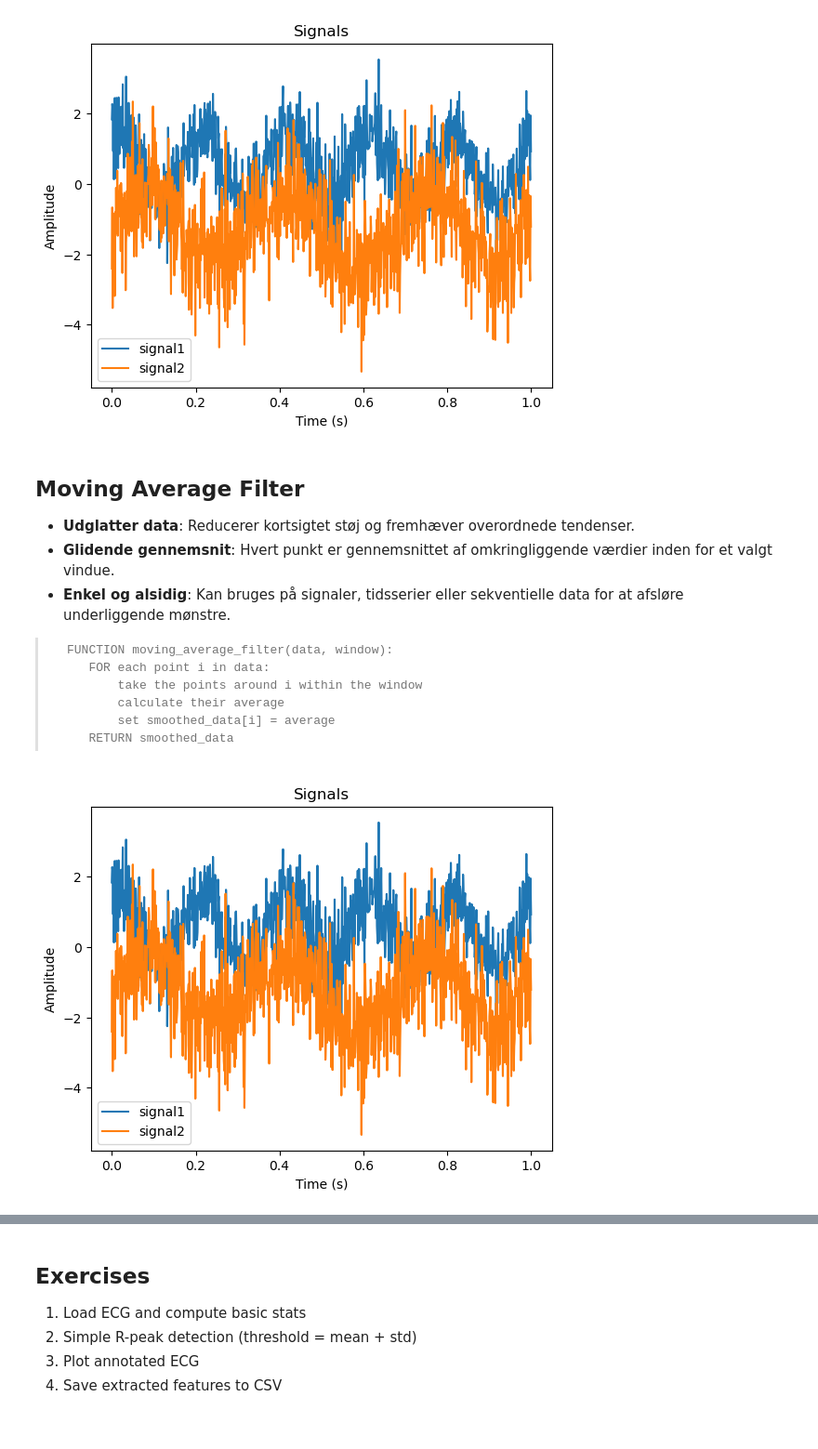
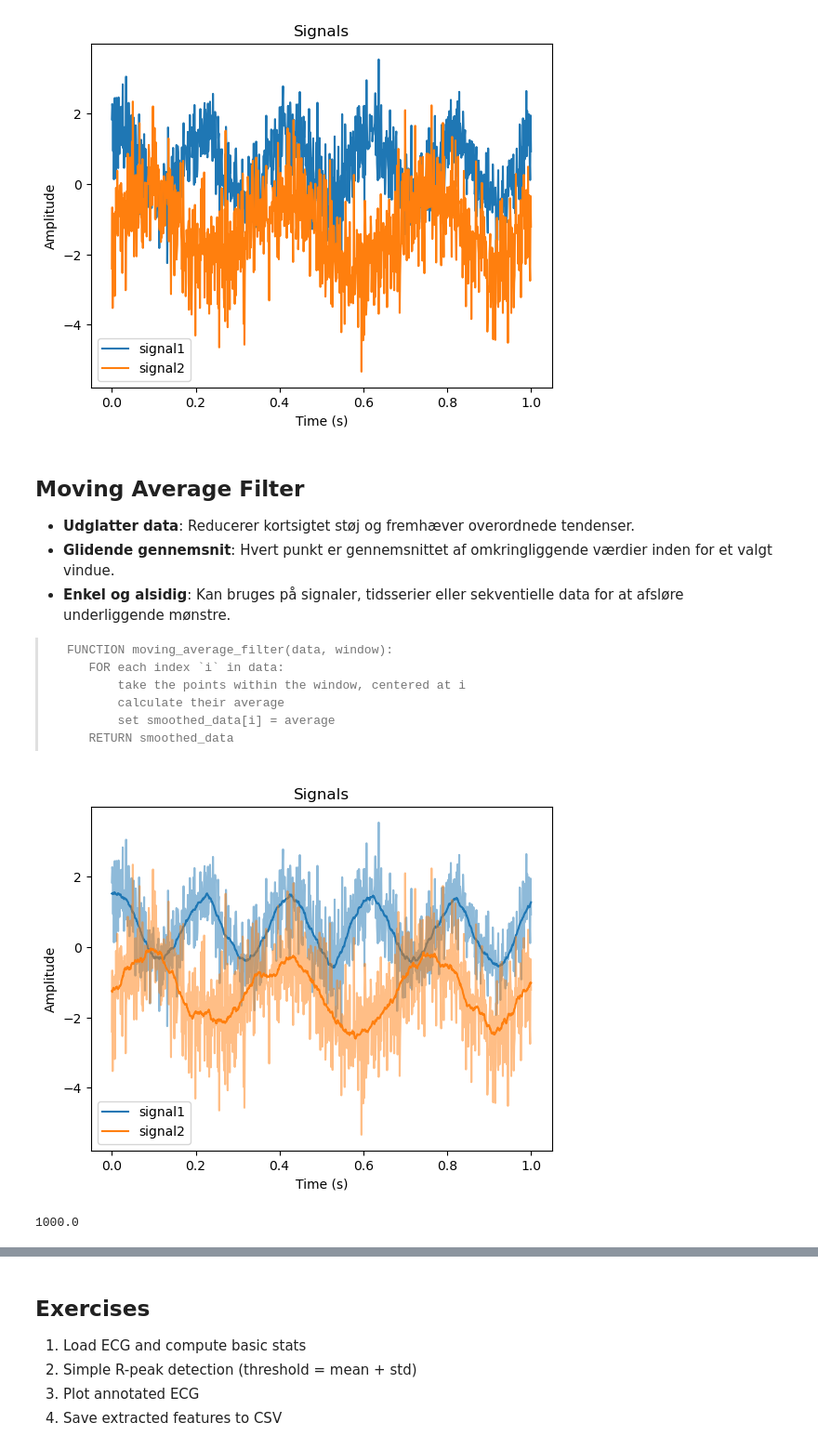
Before and after one commit to AAU-ST2-Programming/signals_1, a Jupyter notebook: signals_1.ipynb, the cells around one changed output, grey strips where cells are left out. Shown at 93% size. Drawn from its saved outputs; the diff is of its cells as text; code cells hidden in the pictures.

````diff
--- a/signals_1.ipynb
+++ b/signals_1.ipynb
@@ -258,8 +284,8 @@ plt.show()
 
 >```text
 >FUNCTION moving_average_filter(data, window):
->    FOR each point i in data:
->        take the points around i within the window
+>    FOR each index `i` in data:
+>        take the points within the window, centered at i
 >        calculate their average
 >        set smoothed_data[i] = average
 >    RETURN smoothed_data
@@ -270,29 +296,30 @@ def moving_average_filter(data, window: int):
     smoothed = np.zeros_like(data)
     raise NotImplementedError("Implementer denne funciton")
 # %%
-def moving_average_filter(data, window: int):
+def moving_average_filter(data: np.ndarray, window: int):
     N = len(data)
     smoothed = np.zeros_like(data)
     halfwindow = window//2
     for i in range(N):
         start = max(0, i - halfwindow)
         end = min(N, i + halfwindow + 1)
         smoothed[i] = data[start:end].mean()
 
     return smoothed
 
-window_size  = 1
+window_size  = 40
 smoothed_signal1 = moving_average_filter(signal1,window_size)
 smoothed_signal2 = moving_average_filter(signal2,window_size)
 
 plt.plot(T,signal1, color="C0", alpha=0.5)
 plt.plot(T,smoothed_signal1, color="C0", label="signal1")
 plt.plot(T,signal2, color="C1", alpha=0.5)
 plt.plot(T,smoothed_signal2, color="C1", label="signal2")
 plt.legend()
 plt.title("Signals")
 plt.ylabel("Amplitude")
 plt.xlabel("Time (s)")
 plt.show()
 # %% [output]
-[figure, old version]
+[figure, new version]
+1000.0
````
Also changed, not shown: parts of 12 cells of this notebook, 3 other files.
